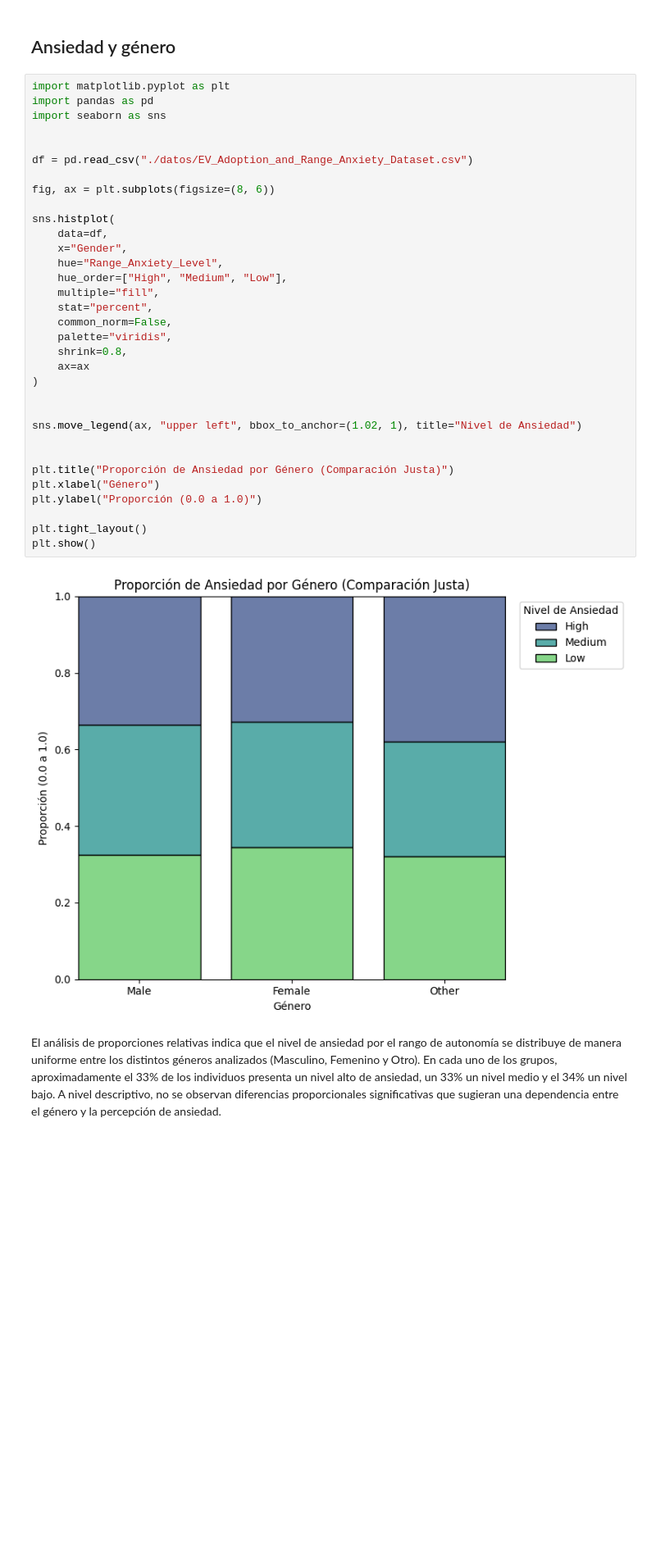
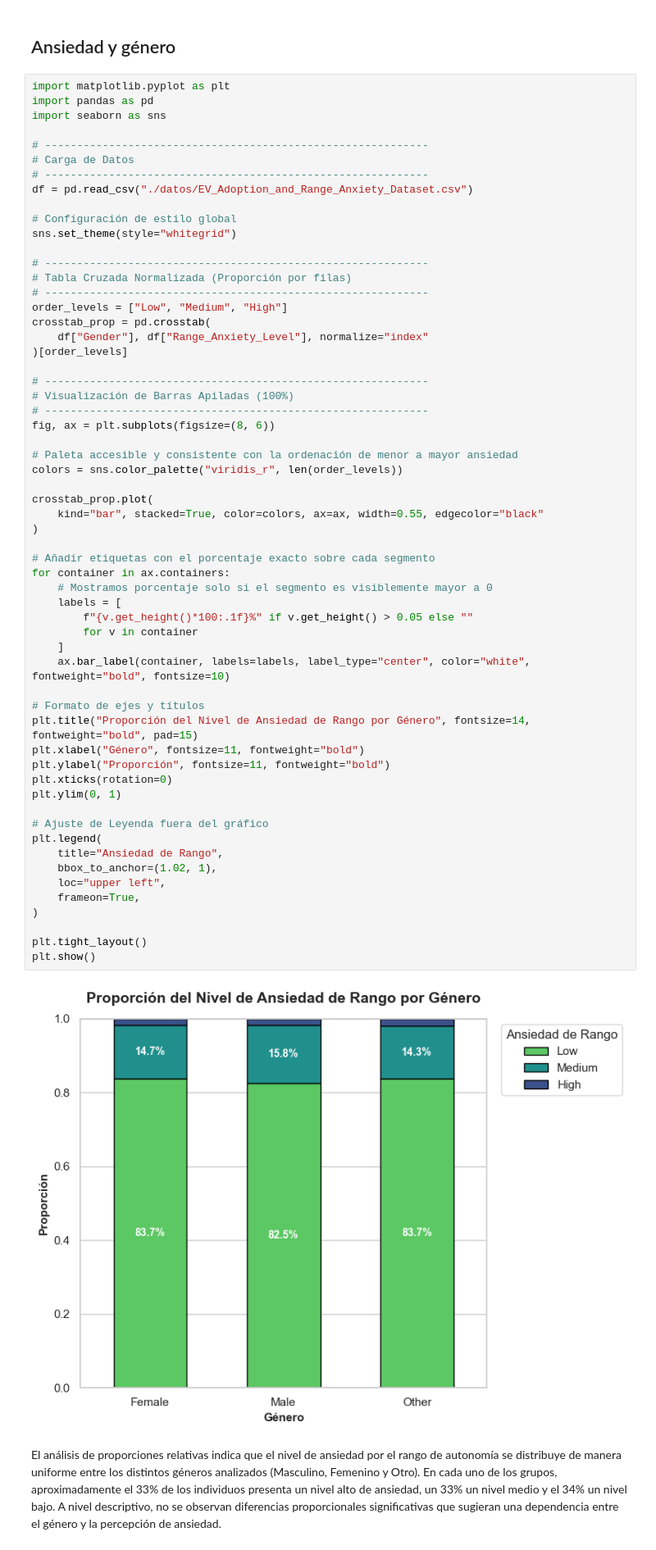
Before and after one commit to joshepgamboave-crypto/DATASET-IA, a Jupyter notebook: noteboock.ipynb, the cells around one changed output. Shown at 82% size. Drawn from its saved outputs; the diff is of its cells as text; blank space fills up the shorter version.

```diff
--- a/noteboock.ipynb
+++ b/noteboock.ipynb
@@ -250,38 +387,64 @@ En promedio 6mil personas de cada 10mil reciben subsido para comprar vehículos
 # %%
 import matplotlib.pyplot as plt
 import pandas as pd
 import seaborn as sns
 
-
+# ------------------------------------------------------------
+# Carga de Datos
+# ------------------------------------------------------------
 df = pd.read_csv("./datos/EV_Adoption_and_Range_Anxiety_Dataset.csv")
 
+# Configuración de estilo global
+sns.set_theme(style="whitegrid")
+
+# ------------------------------------------------------------
+# Tabla Cruzada Normalizada (Proporción por filas)
+# ------------------------------------------------------------
+order_levels = ["Low", "Medium", "High"]
+crosstab_prop = pd.crosstab(
+    df["Gender"], df["Range_Anxiety_Level"], normalize="index"
+)[order_levels]
+
+# ------------------------------------------------------------
+# Visualización de Barras Apiladas (100%)
+# ------------------------------------------------------------
 fig, ax = plt.subplots(figsize=(8, 6))
 
-sns.histplot(
-    data=df,
-    x="Gender",
-    hue="Range_Anxiety_Level",
-    hue_order=["High", "Medium", "Low"],
-    multiple="fill",
-    stat="percent",
-    common_norm=False,
-    palette="viridis",
-    shrink=0.8,
-    ax=ax
+# Paleta accesible y consistente con la ordenación de menor a mayor ansiedad
+colors = sns.color_palette("viridis_r", len(order_levels))
+
+crosstab_prop.plot(
+    kind="bar", stacked=True, color=colors, ax=ax, width=0.55, edgecolor="black"
 )
 
+# Añadir etiquetas con el porcentaje exacto sobre cada segmento
+for container in ax.containers:
+    # Mostramos porcentaje solo si el segmento es visiblemente mayor a 0
+    labels = [
+        f"{v.get_height()*100:.1f}%" if v.get_height() > 0.05 else ""
+        for v in container
+    ]
+    ax.bar_label(container, labels=labels, label_type="center", color="white", fontweight="bold", fontsize=10)
 
-sns.move_legend(ax, "upper left", bbox_to_anchor=(1.02, 1), title="Nivel de Ansiedad")
+# Formato de ejes y títulos
+plt.title("Proporción del Nivel de Ansiedad de Rango por Género", fontsize=14, fontweight="bold", pad=15)
+plt.xlabel("Género", fontsize=11, fontweight="bold")
+plt.ylabel("Proporción", fontsize=11, fontweight="bold")
+plt.xticks(rotation=0)
+plt.ylim(0, 1)
 
-
-plt.title("Proporción de Ansiedad por Género (Comparación Justa)")
-plt.xlabel("Género")
-plt.ylabel("Proporción (0.0 a 1.0)")
+# Ajuste de Leyenda fuera del gráfico
+plt.legend(
+    title="Ansiedad de Rango",
+    bbox_to_anchor=(1.02, 1),
+    loc="upper left",
+    frameon=True,
+)
 
 plt.tight_layout()
 plt.show()
 # %% [output]
-[figure, old version]
+[figure, new version]
 # %% [markdown]
 El análisis de proporciones relativas indica que el nivel de ansiedad por el rango de autonomía se distribuye de manera uniforme entre los distintos géneros analizados (Masculino, Femenino y Otro). En cada uno de los grupos, aproximadamente el 33% de los individuos presenta un nivel alto de ansiedad, un 33% un nivel medio y el 34% un nivel bajo. A nivel descriptivo, no se observan diferencias proporcionales significativas que sugieran una dependencia entre el género y la percepción de ansiedad.
 # %% [markdown]
```
Also changed, not shown: parts of 47 cells of this notebook, 1 other file.
